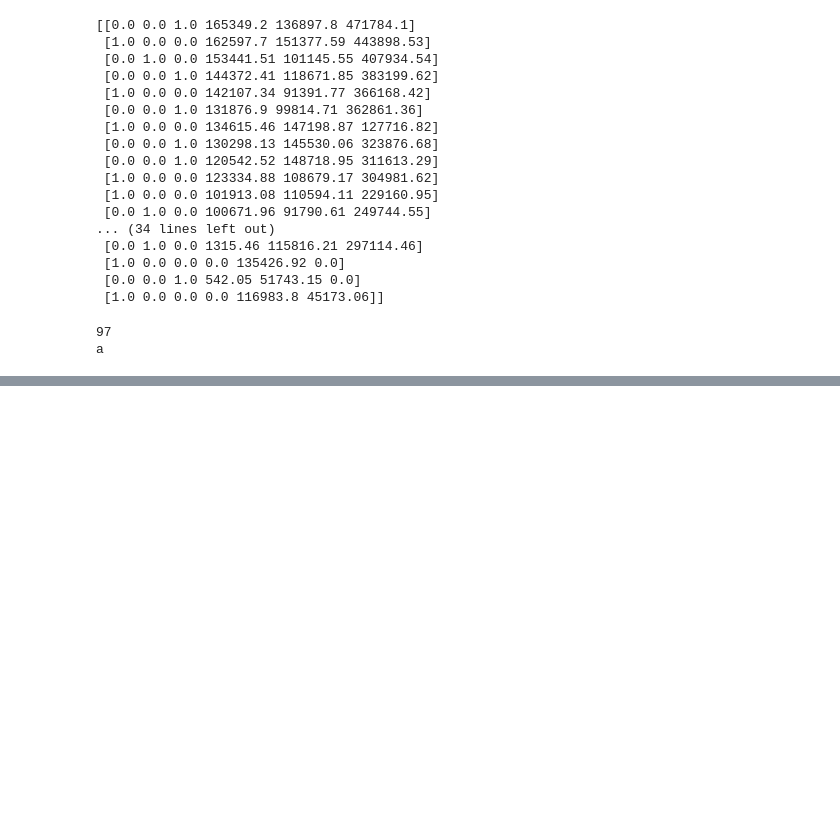
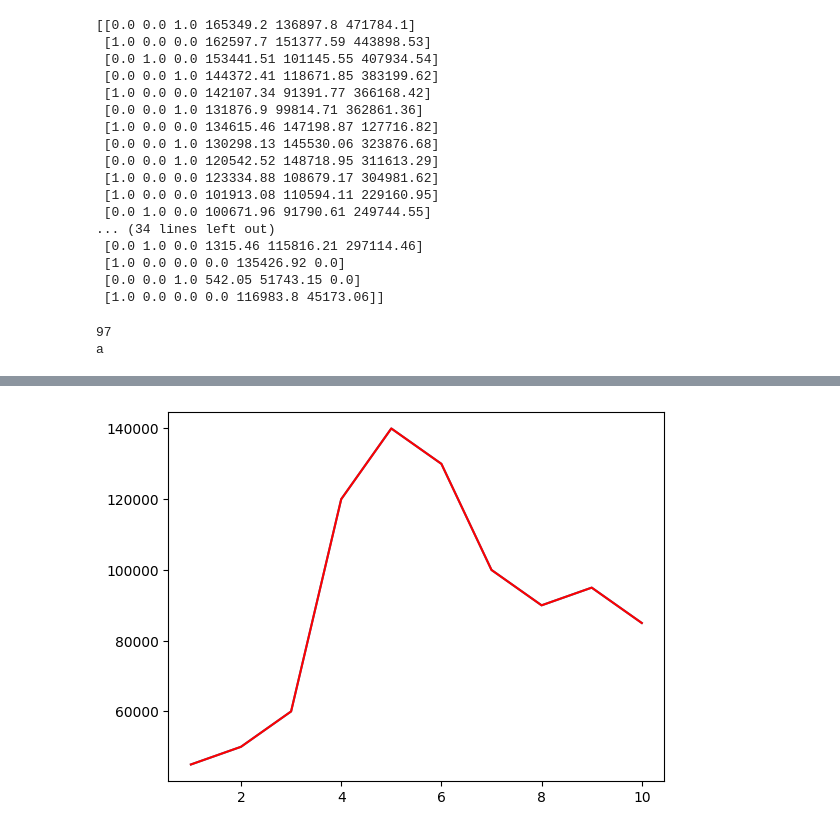
Before and after one commit to Meena0809/AI-5-Day-Workshop, a Jupyter notebook: Day5.ipynb, the cells around one changed output, grey strips where cells are left out. Saved outputs shown, nothing was run; the diff lists cells and outputs as text; code cells hidden in the pictures; blank space fills up the shorter version.

```diff
--- a/Day5.ipynb
+++ b/Day5.ipynb
@@ -599,0 +742,6 @@ result
+# %%
+plt.plot(x,y)
+plt.plot(x,y_pred,color='red')
+plt.show()
+# %% [output]
+[figure, added]
```
Also changed, not shown: parts of 23 cells of this notebook.
